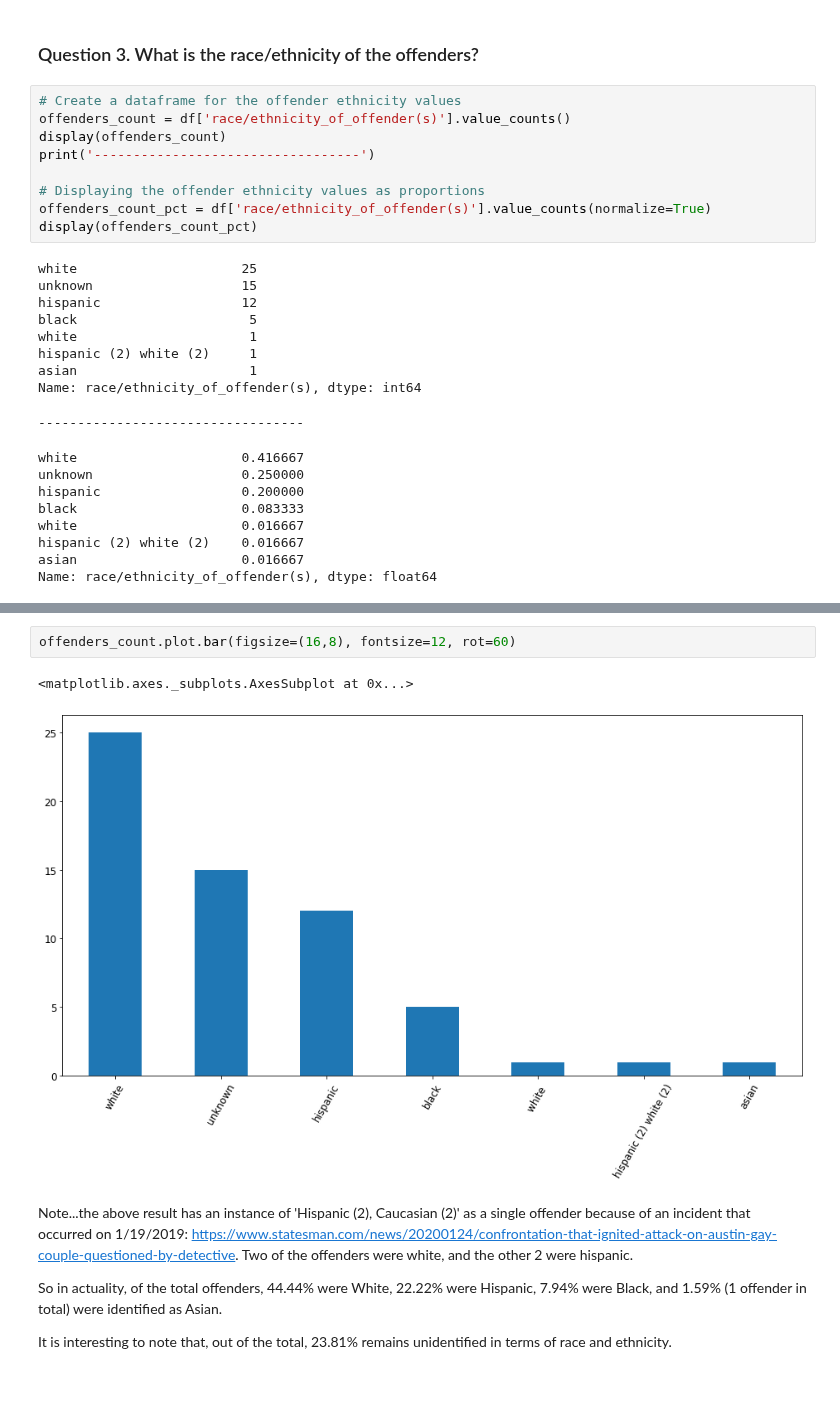
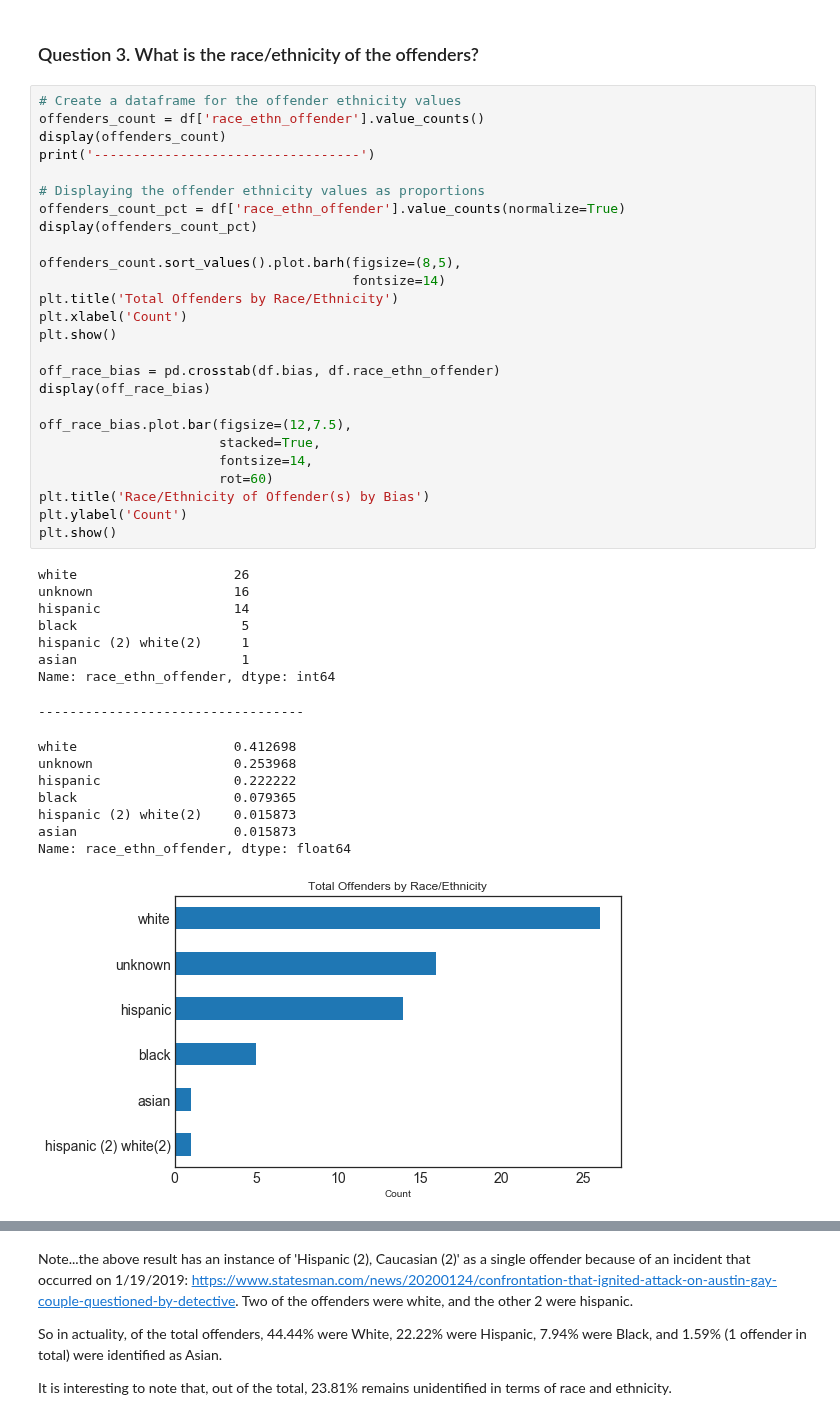
Before and after one commit to rgrantham82/Crime-Analysis, a Jupyter notebook: hate_crimes_analysis/Exploratory Analysis.ipynb, the cells around one changed output, grey strips where cells are left out. Drawn from its saved outputs; the diff is of its cells as text; blank space fills up the shorter version.

```diff
--- a/hate_crimes_analysis/Exploratory Analysis.ipynb
+++ b/hate_crimes_analysis/Exploratory Analysis.ipynb
@@ -218,28 +181,44 @@ There are so many types of assault. I am unsure, legally speaking, what the diff
 ### Question 3. What is the race/ethnicity of the offenders?
 # %%
 # Create a dataframe for the offender ethnicity values
-offenders_count = df['race/ethnicity_of_offender(s)'].value_counts()
+offenders_count = df['race_ethn_offender'].value_counts()
 display(offenders_count)
 print('----------------------------------')
 
 # Displaying the offender ethnicity values as proportions
-offenders_count_pct = df['race/ethnicity_of_offender(s)'].value_counts(normalize=True)
+offenders_count_pct = df['race_ethn_offender'].value_counts(normalize=True)
 display(offenders_count_pct)
+
+offenders_count.sort_values().plot.barh(figsize=(8,5),
+                                        fontsize=14)
+plt.title('Total Offenders by Race/Ethnicity')
+plt.xlabel('Count')
+plt.show()
+
+off_race_bias = pd.crosstab(df.bias, df.race_ethn_offender)
+display(off_race_bias)
+
+off_race_bias.plot.bar(figsize=(12,7.5),
+                       stacked=True,
+                       fontsize=14,
+                       rot=60)
+plt.title('Race/Ethnicity of Offender(s) by Bias')
+plt.ylabel('Count')
+plt.show()
 # %% [output]
-white                     25
-unknown                   15
-hispanic                  12
-black                      5
-white                      1
-hispanic (2) white (2)     1
-asian                      1
-Name: race/ethnicity_of_offender(s), dtype: int64
+white                    26
+unknown                  16
+hispanic                 14
+black                     5
+hispanic (2) white(2)     1
+asian                     1
+Name: race_ethn_offender, dtype: int64
 ----------------------------------
-white                     0.416667
-unknown                   0.250000
-hispanic                  0.200000
-black                     0.083333
-white                     0.016667
-hispanic (2) white (2)    0.016667
-asian                     0.016667
-Name: race/ethnicity_of_offender(s), dtype: float64
+white                    0.412698
+unknown                  0.253968
+hispanic                 0.222222
+black                    0.079365
+hispanic (2) white(2)    0.015873
+asian                    0.015873
+Name: race_ethn_offender, dtype: float64
+[figure, added]
@@ -246,8 +237,3 @@ Name: race/ethnicity_of_offender(s), dtype: float64
-# %%
-offenders_count.plot.bar(figsize=(16,8), fontsize=12, rot=60)
-# %% [output]
-<matplotlib.axes._subplots.AxesSubplot at 0x...>
-[figure, removed]
 # %% [markdown]
 Note...the above result has an instance of 'Hispanic (2), Caucasian (2)' as a single offender because of an incident that occurred on 1/19/2019: https://www.statesman.com/news/20200124/confrontation-that-ignited-attack-on-austin-gay-couple-questioned-by-detective. Two of the offenders were white, and the other 2 were hispanic.
 
```
Also changed, not shown: parts of 21 cells of this notebook.
